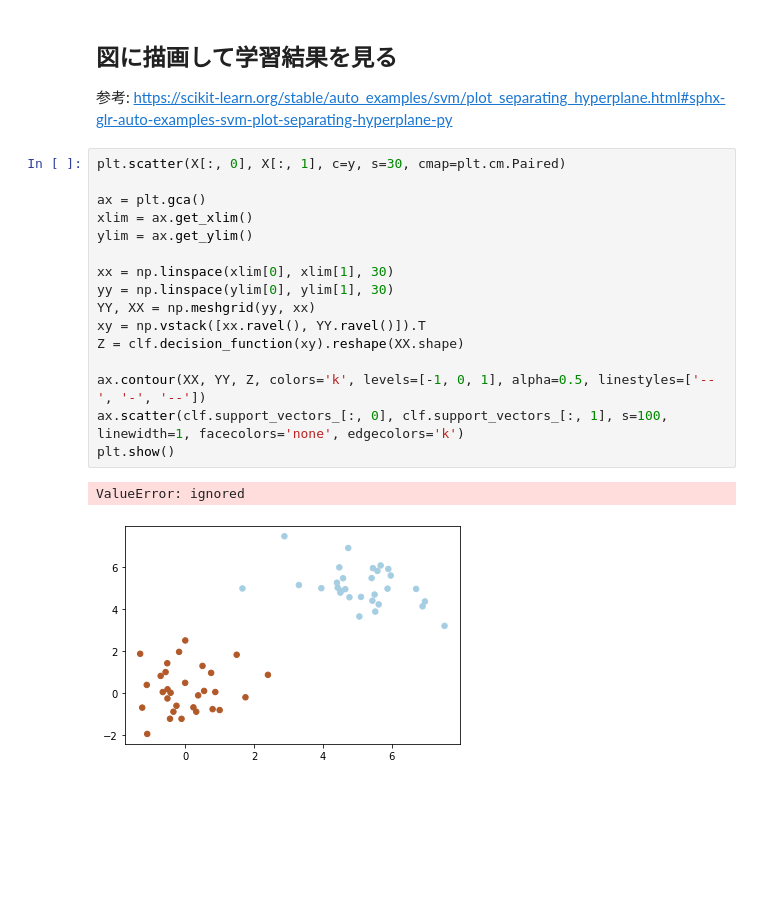
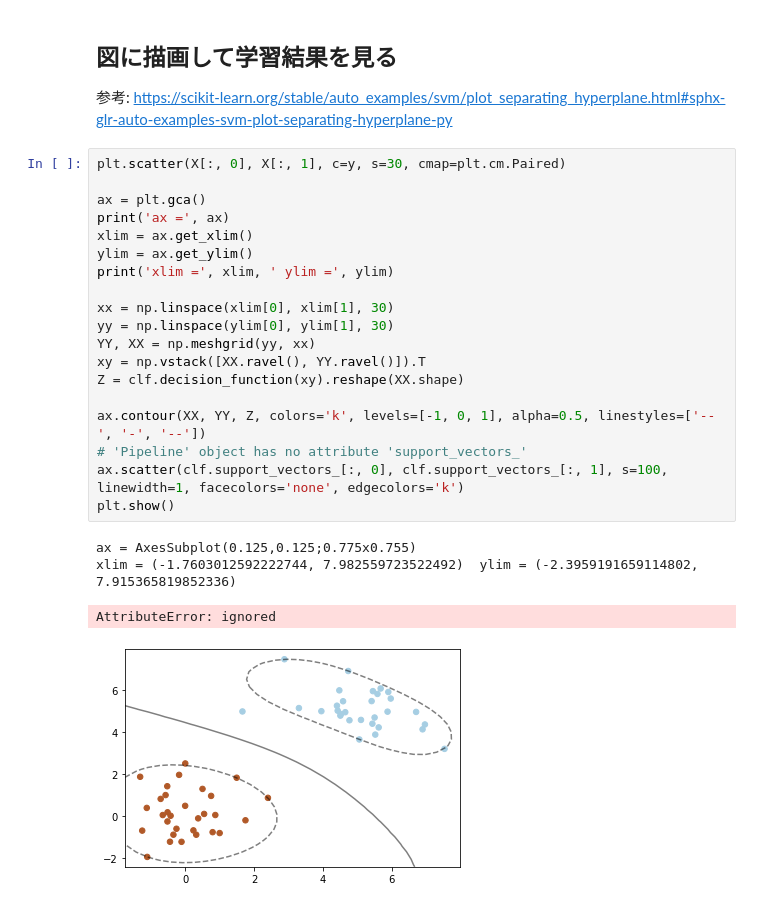
Before and after one commit to gitboku/statistics-practice, a Jupyter notebook: サポートベクトルマシン.ipynb, the cells around one changed output. Drawn from its saved outputs; the diff is of its cells as text; blank space fills up the shorter version.

```diff
--- a/サポートベクトルマシン.ipynb
+++ b/サポートベクトルマシン.ipynb
@@ -279,19 +279,24 @@ print(clf.predict([[5,5]]))
 # %%
 plt.scatter(X[:, 0], X[:, 1], c=y, s=30, cmap=plt.cm.Paired)
 
 ax = plt.gca()
+print('ax =', ax)
 xlim = ax.get_xlim()
 ylim = ax.get_ylim()
+print('xlim =', xlim, ' ylim =', ylim)
 
 xx = np.linspace(xlim[0], xlim[1], 30)
 yy = np.linspace(ylim[0], ylim[1], 30)
 YY, XX = np.meshgrid(yy, xx)
-xy = np.vstack([xx.ravel(), YY.ravel()]).T
+xy = np.vstack([XX.ravel(), YY.ravel()]).T
 Z = clf.decision_function(xy).reshape(XX.shape)
 
 ax.contour(XX, YY, Z, colors='k', levels=[-1, 0, 1], alpha=0.5, linestyles=['--', '-', '--'])
+# 'Pipeline' object has no attribute 'support_vectors_'
 ax.scatter(clf.support_vectors_[:, 0], clf.support_vectors_[:, 1], s=100, linewidth=1, facecolors='none', edgecolors='k')
 plt.show()
 # %% [output]
-ValueError: ignored
+ax = AxesSubplot(0.125,0.125;0.775x0.755)
+xlim = (-1.7603012592222744, 7.982559723522492)  ylim = (-2.3959191659114802, 7.915365819852336)
+AttributeError: ignored
-[figure, old version]
+[figure, new version]
```
